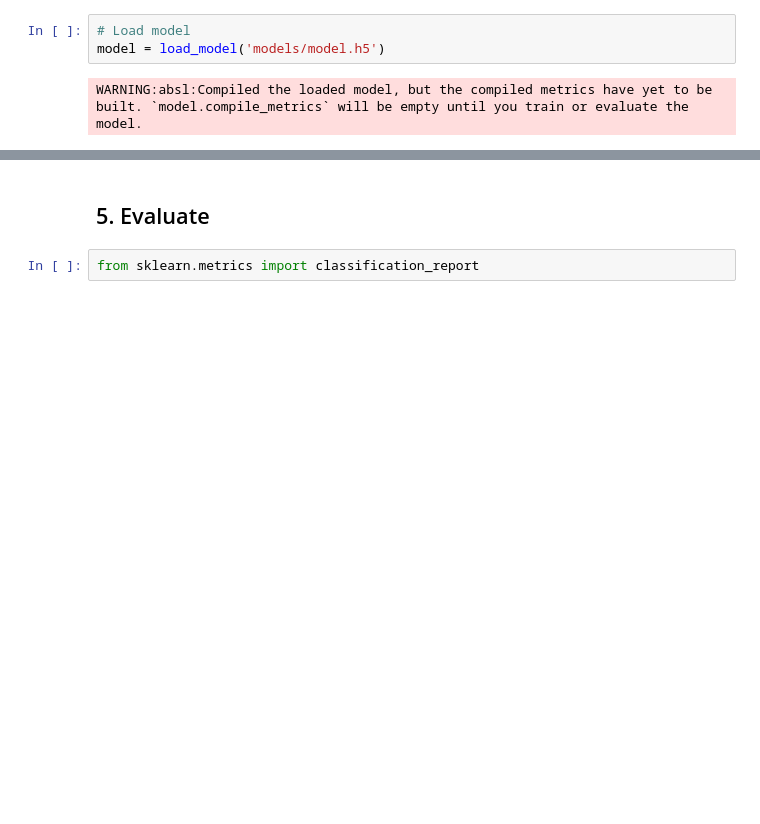
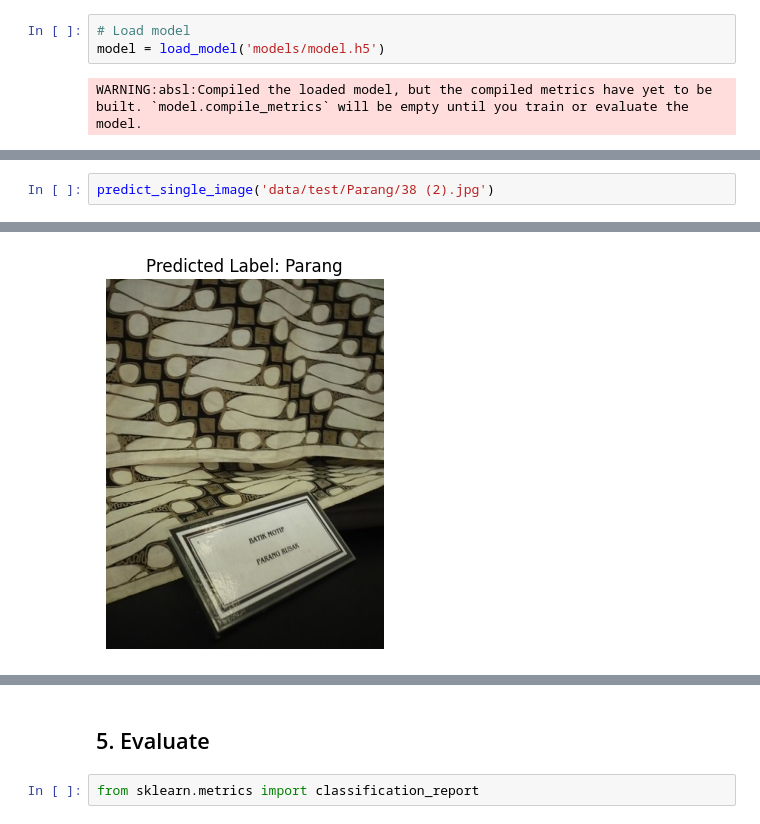
Before and after one commit to arleenchr/batik-classification, a Jupyter notebook: batik_classification.ipynb, the cells around one changed output, grey strips where cells are left out. Cells and saved outputs as stored; diff of their text form; blank space fills up the shorter version.

```diff
--- a/batik_classification.ipynb
+++ b/batik_classification.ipynb
@@ -215,0 +225,3 @@ Predicted Label: Megamendung
+# %%
+predict_single_image('data/test/Parang/38 (2).jpg')
+# %% [output]
@@ -215,0 +229 @@ Predicted Label: Megamendung
+[figure, added]
```
Also changed, not shown: parts of 8 cells of this notebook.
